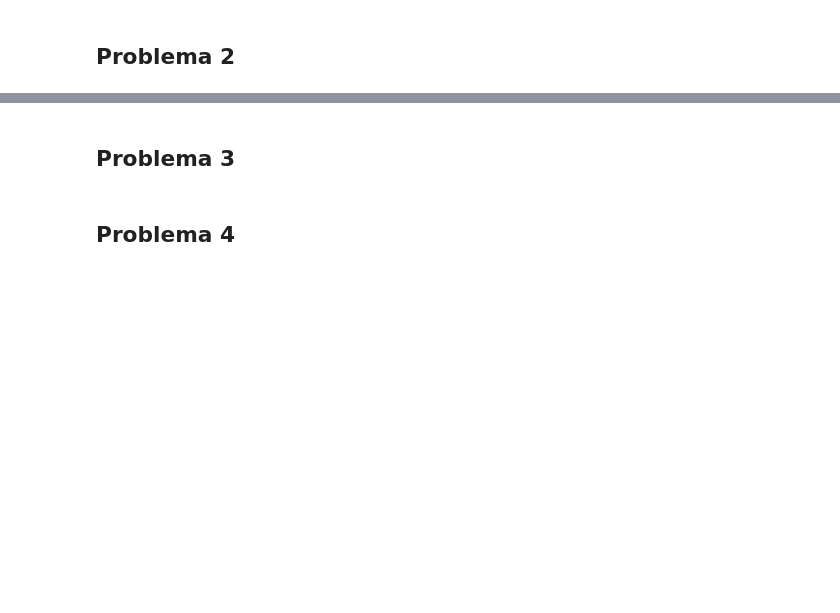
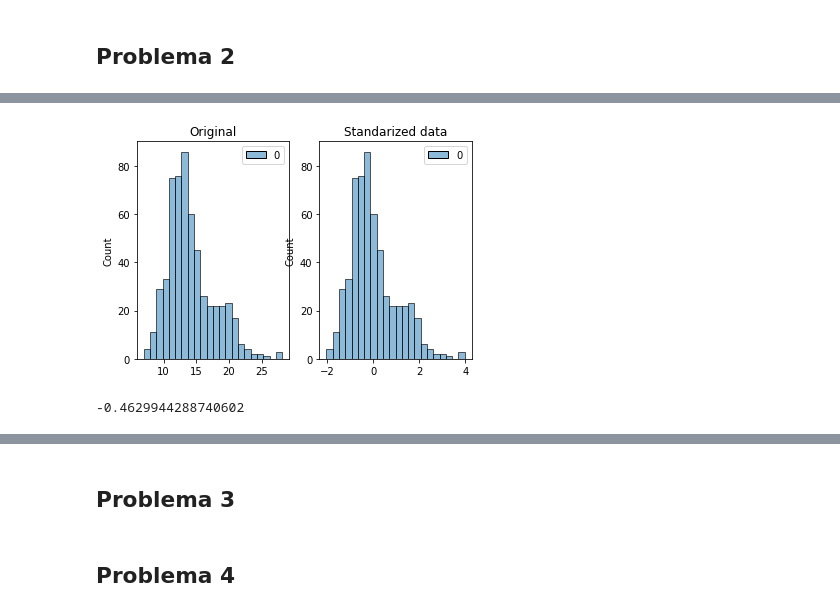
Before and after one commit to CoolfaceJerkCity/PythonIntermedio2022, a Jupyter notebook: Lec6_Preprocessing.ipynb, the cells around one changed output, grey strips where cells are left out. Saved outputs shown, nothing was run; the diff lists cells and outputs as text; code cells hidden in the pictures; blank space fills up the shorter version.

```diff
--- a/Lec6_Preprocessing.ipynb
+++ b/Lec6_Preprocessing.ipynb
@@ -8,3 +38,7 @@
 ## Problema 2
 # %%
 # Para la data de breast cancer, realice scalarization
+
+from sklearn.preprocessing import StandardScaler
+scaler2 = StandardScaler().fit(x)
+x_standarized = scaler2.transform(x)
@@ -10,0 +49,14 @@
+# %%
+fig,ax = plt.subplots(1,2)
+sns.histplot(x,ax=ax[0])
+ax[0].set_title('Original')
+sns.histplot(x_standarized,ax=ax[1])
+ax[1].set_title('Standarized data')
+plt.show()
+# %% [output]
+[figure, added]
+# %%
+boxcos = stats.boxcox(x1d)[1]
+print(boxcos)
+# %% [output]
+-0.4629944288740602
```
Also changed, not shown: parts of 5 cells of this notebook.
